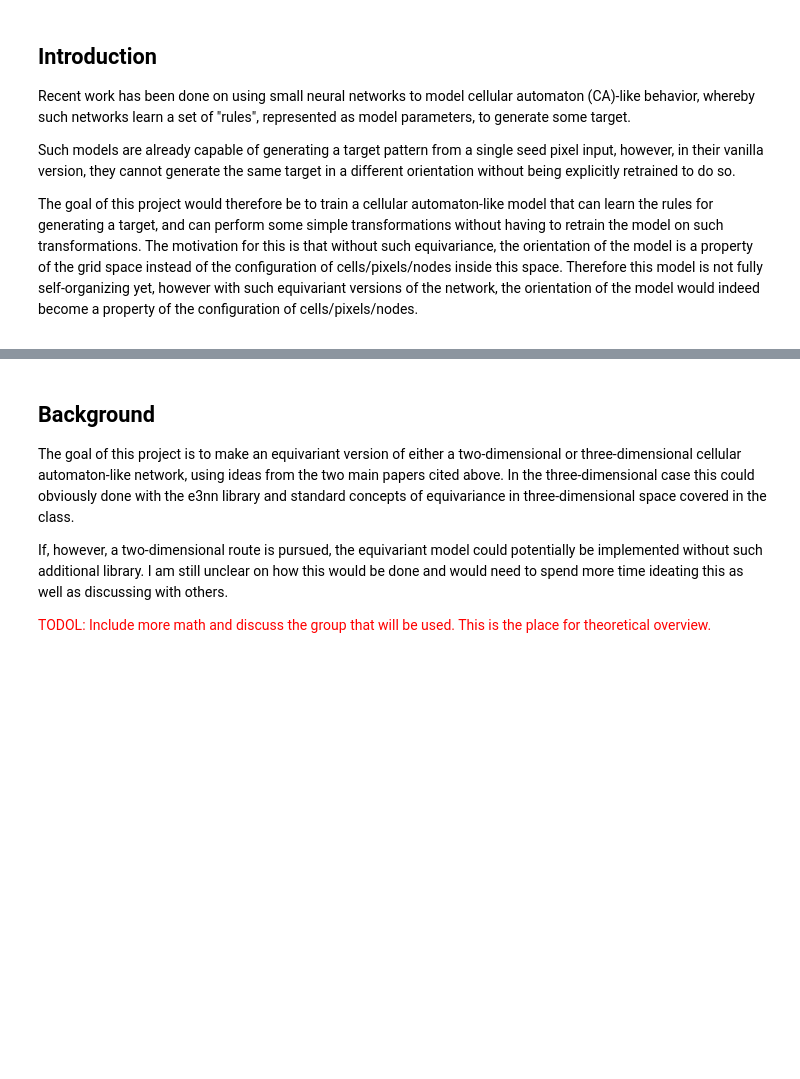
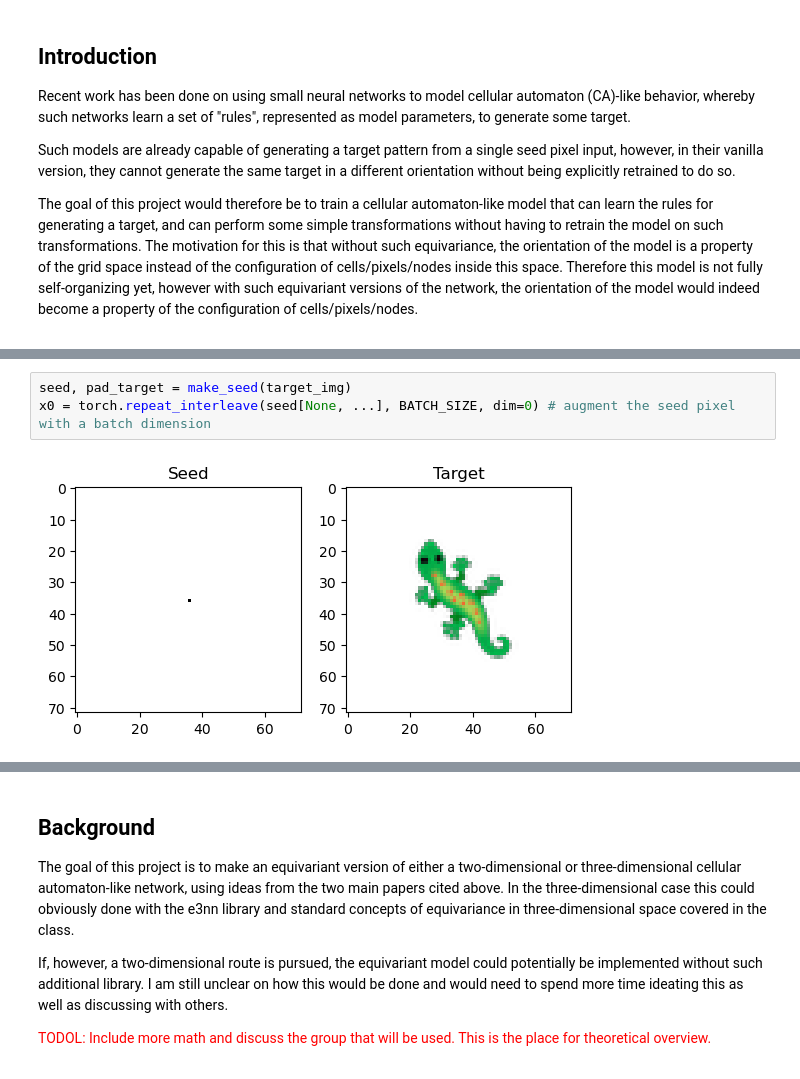
Before and after one commit to Radevsi/cellular-automata, a Jupyter notebook: symmetry/computational_essay/submission.ipynb, the cells around one changed output, grey strips where cells are left out. Saved outputs shown, nothing was run; the diff lists cells and outputs as text; blank space fills up the shorter version.

```diff
--- a/symmetry/computational_essay/submission.ipynb
+++ b/symmetry/computational_essay/submission.ipynb
@@ -21,0 +119,5 @@ A <a href="https://proceedings.neurips.cc/paper/2021/hash/af87f7cdcda223c41c3f3e
+# %%
+seed, pad_target = make_seed(target_img)
+x0 = torch.repeat_interleave(seed[None, ...], BATCH_SIZE, dim=0) # augment the seed pixel with a batch dimension
+# %% [output]
+[figure, added]
```
Also changed, not shown: parts of 24 cells of this notebook, 31 other files.
